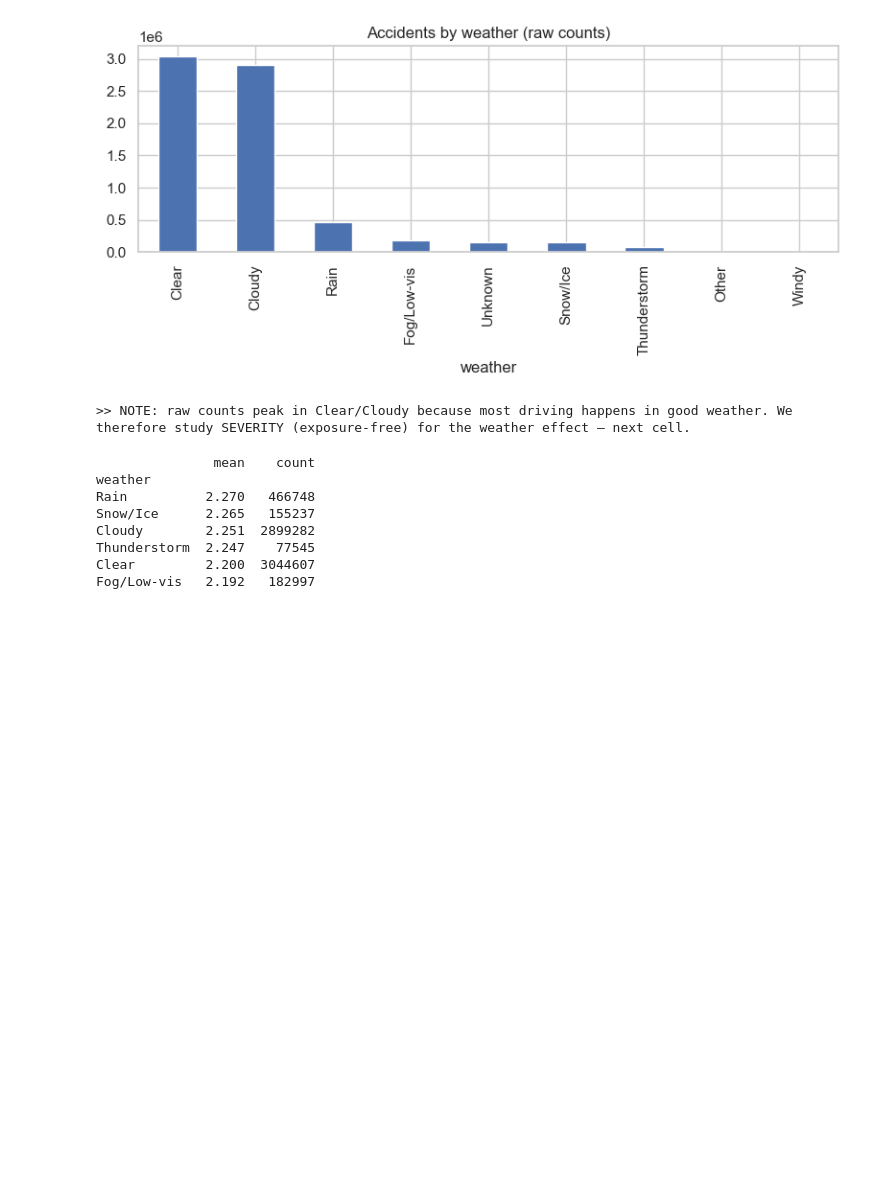
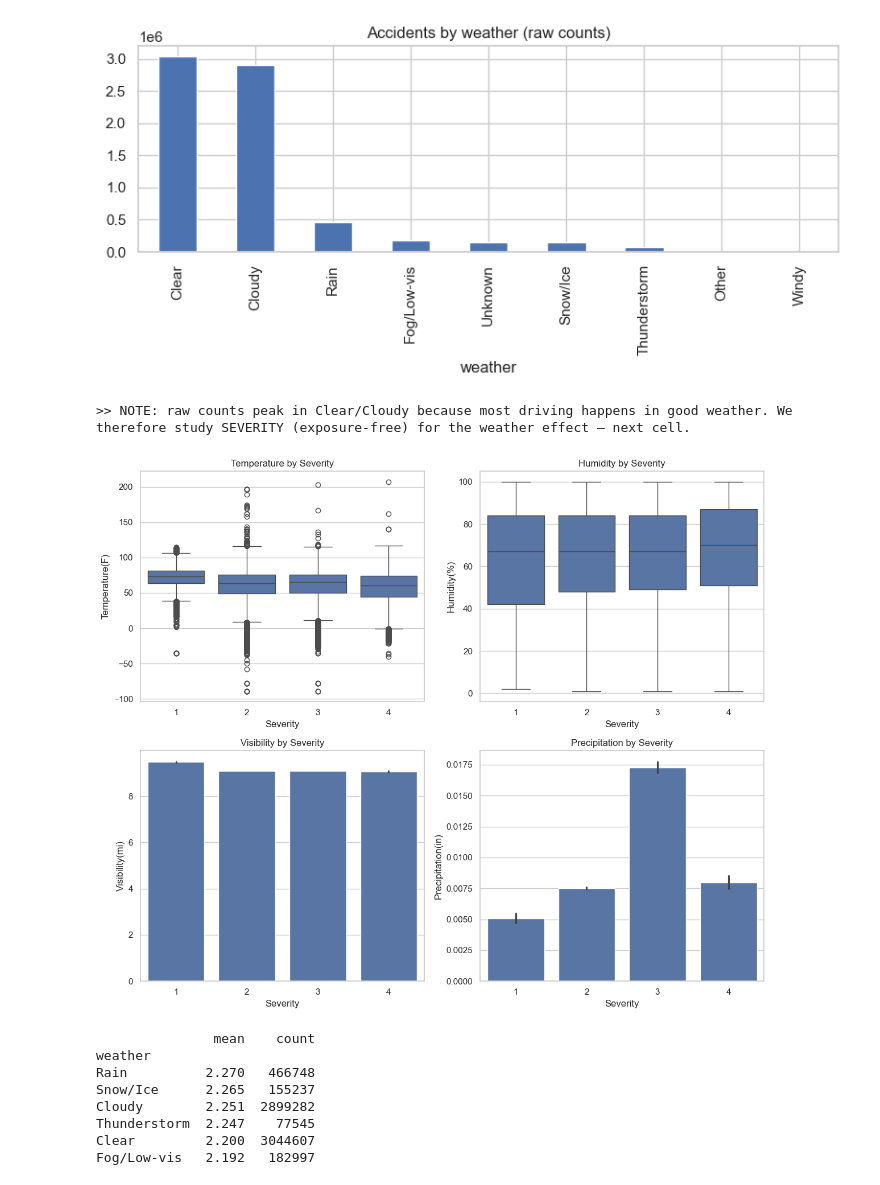
Before and after one commit to TrashCam04/Math189-FinalProject, a Jupyter notebook: code/car_accident_analysis.ipynb, the cells around one changed output. Saved outputs shown, nothing was run; the diff lists cells and outputs as text; code cells hidden in the pictures; blank space fills up the shorter version.

Commit message:
Added project info, EDA for weather conditions and severity, started linear regression

```diff
--- a/code/car_accident_analysis.ipynb
+++ b/code/car_accident_analysis.ipynb
@@ -104,4 +135,25 @@ print(">> NOTE: raw counts peak in Clear/Cloudy because most driving happens in
 [figure]
 [figure]
 >> NOTE: raw counts peak in Clear/Cloudy because most driving happens in good weather. We therefore study SEVERITY (exposure-free) for the weather effect — next cell.
+# %%
+#6. Severity of crashes by weather condition
+
+fig, axes = plt.subplots(2, 2, figsize=(12, 10))
+
+ax1 = sns.boxplot(data=df, x='Severity', y='Temperature(F)', ax=axes[0, 0])
+ax1.set_title('Temperature by Severity')
+
+ax2 = sns.boxplot(data=df, x='Severity', y='Humidity(%)', ax=axes[0, 1])
+ax2.set_title('Humidity by Severity')
+
+ax3 = sns.barplot(data=df, x='Severity', y='Visibility(mi)', ax=axes[1, 0])
+ax3.set_title('Visibility by Severity')
+
+ax4 = sns.barplot(data=df, x='Severity', y='Precipitation(in)', ax=axes[1, 1])
+ax4.set_title('Precipitation by Severity')
+
+plt.tight_layout()
+plt.show()
+# %% [output]
+[figure, added]
 # %%
```
Also changed, not shown: parts of 18 cells of this notebook.
